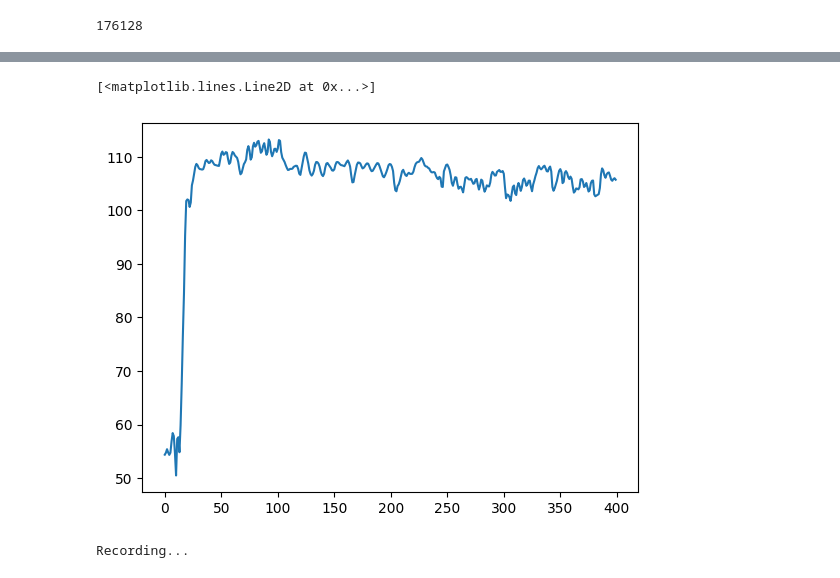
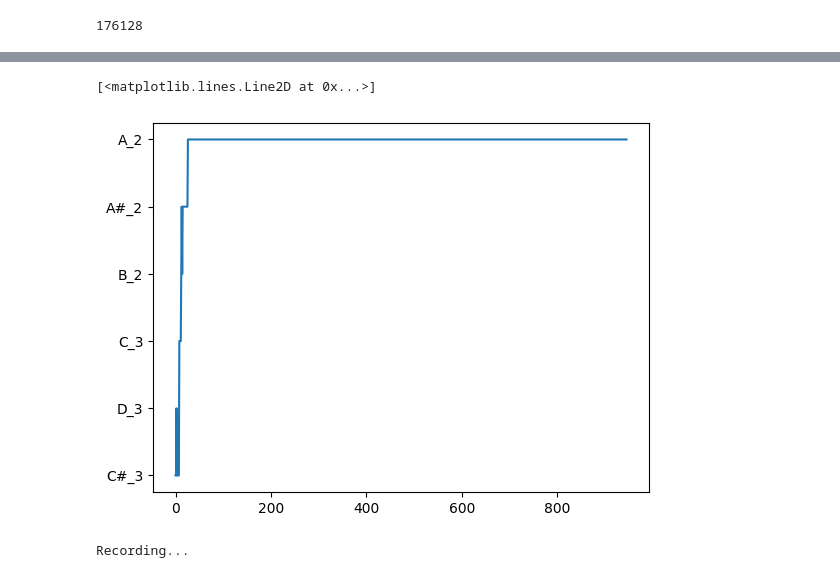
Before and after one commit to marinlafare/sound_study, a Jupyter notebook: marin_method/console.ipynb, the cells around one changed output, grey strips where cells are left out. Drawn from its saved outputs; the diff is of its cells as text; code cells hidden in the pictures.

```diff
--- a/marin_method/console.ipynb
+++ b/marin_method/console.ipynb
@@ -145,25 +146,23 @@ stream = p.open(format=sample_format,
                  channels=chanels,
                  rate=sr, input=True,
                  frames_per_buffer=chunk)
-
 print('Recording...')
 # Initialize array that be used for storing frames
 frames = []
 
 # Store data in chunks for 8 seconds
-for i in range(0, int(sr / chunk * seconds)):
-    # amplitude = np.frombuffer(frames, np.int16)
+# for i in range(0, int(sr / chunk * seconds)):
+#     # amplitude = np.frombuffer(frames, np.int16)
+#     # data = np.frombuffer(stream.read(chunk), np.int16)
+#     # global notes, times
+#     # time, frequency, _, _ = crepe.predict(data, 44100, viterbi=True)
+#     # notes.extend(frequency)
+#     # times.append(time)
+#     frames.append(stream.read(chunk))
+while True:
+    global notes
     data = np.frombuffer(stream.read(chunk), np.int16)
-    # global notes, times
-    # time, frequency, _, _ = crepe.predict(data, 44100, viterbi=True)
-    # notes.extend(frequency)
-    # times.append(time)
-    frames.append(stream.read(chunk))
-frames = b''.join(frames)
-frames = np.frombuffer(frames, np.int16)
-# Stop and close the stream
-stream.stop_stream()
-stream.close()
-
-# Terminate - PortAudio interface
-p.terminate()
+    _, frequency, _, _ = crepe.predict(data, 44100, viterbi=True, verbose = 0)
+    print([freq_to_note(x) for x in frequency])
+    clear_output(wait=True)
+    # frames.extend(frequency)
@@ -188,10 +202,10 @@ frequency
 # %%
 f = [freq_to_note(x) for x in frequency]
 # %%
-plt.plot(frequency)
+plt.plot(f)
 # %% [output]
 [<matplotlib.lines.Line2D at 0x...>]
-[figure, old version]
+[figure, new version]
 # %%
 chunk = 1024
 sample_format = pyaudio.paInt16
```
Also changed, not shown: parts of 24 cells of this notebook, 6 other files.
